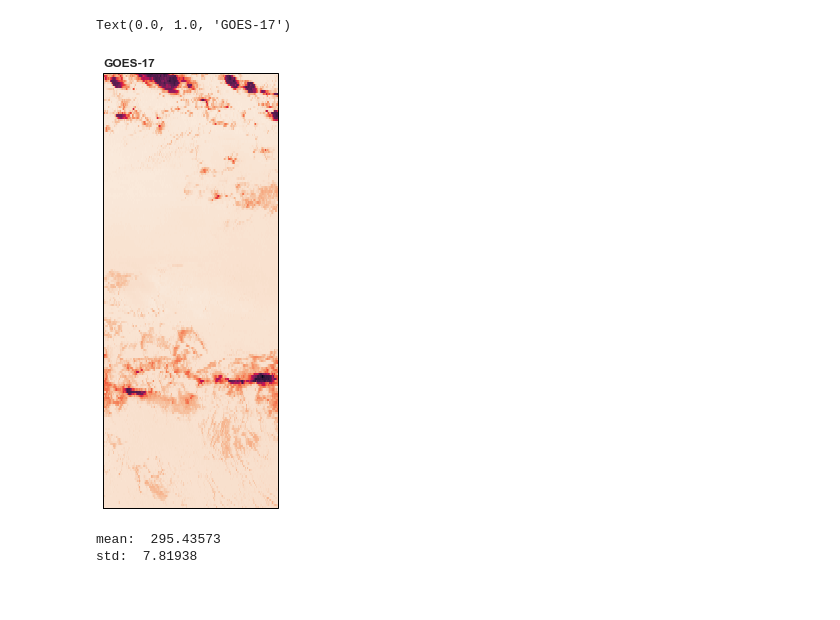
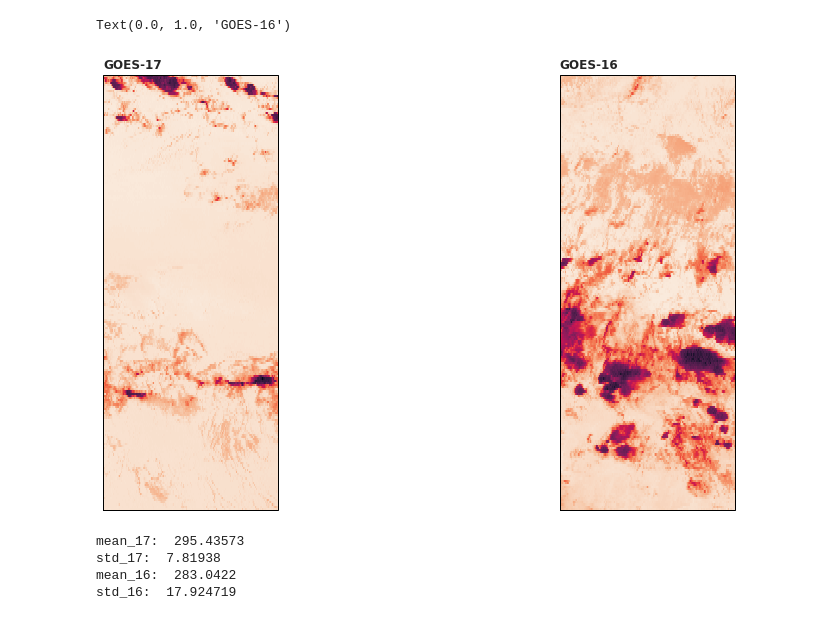
Before and after one commit to adomakor412/GOEScode, a Jupyter notebook: GOES17_example_mercator.ipynb, the cells around one changed output. Saved outputs shown, nothing was run; the diff lists cells and outputs as text; code cells hidden in the pictures.

```diff
--- a/GOES17_example_mercator.ipynb
+++ b/GOES17_example_mercator.ipynb
@@ -25,3 +25,6 @@ g17_band7 = G17['CMI']
+# %%
+g16_band7 = G16['CMI']
+g17_band7 = G17['CMI']
 # %%
 fig_1, ax1 = plt.subplots(1,1, figsize=(10,10))
 ax1.imshow(g17_band7)
@@ -31,3 +37,4 @@ ax1.imshow(g17_band7)
 # %%
+dat16 = G16.metpy.parse_cf('CMI')
 dat17 = G17.metpy.parse_cf('CMI')
 # %%
@@ -128,8 +181,9 @@ ax_3.plot(roi_x, roi_y,'b-')
 # %%
 g17_band7_ma = np.ma.masked_array(g17_band7)
+g16_band7_ma = np.ma.masked_array(g16_band7)
 # %%
 goes17_params = geos17.proj4_params
-goes17_area = geometry.AreaDefinition('GOES-17', 'CONUS',
+goes17_area = geometry.AreaDefinition('GOES-17', 'Full Disk',
                                 'GOES-17', goes17_params,
                              g17_band7.shape[1], g17_band7.shape[0],
                               pyresample_extent_goes17)
@@ -144,27 +198,60 @@ geos17_con_nn = image.ImageContainerNearest(g17_band7_ma,
 # Here we are using pyresample for the remapping
 area_mc_con_nn = geos17_con_nn.resample(area_mc_def)
 image_mc_17 = area_mc_con_nn.image_data
+
+#------
+goes16_params = geos16.proj4_params
+goes16_area = geometry.AreaDefinition('GOES-16', 'Full Disk',
+                                'GOES-16', goes17_params,
+                             g16_band7.shape[1], g16_band7.shape[0],
+                              pyresample_extent_goes16)
+area_mc_def = geometry.AreaDefinition('areaTest', 'Equator-ROW', 'areaTest',
+                                  mc.proj4_params,
+                                    500, 200,
+                                   roi_extent_mc_pyresample)
+geos16_con_nn = image.ImageContainerNearest(g16_band7_ma,
+                                            goes16_area,
+                                            radius_of_influence=50000)
+
+# Here we are using pyresample for the remapping
+area_mc_con_nn = geos16_con_nn.resample(area_mc_def)
+image_mc_16 = area_mc_con_nn.image_data
 # %%
 fig_4 = plt.figure(figsize=(15, 8))
 
-ax_4 = fig_4.add_subplot(1, 1, 1, projection=mc)
+ax_5 = fig_4.add_subplot(1, 2, 1, projection=mc)
 
-ax_4.set_extent(roi_extent_mc_cartopy, crs=mc)
+ax_5.set_extent(roi_extent_mc_cartopy, crs=mc)
 
+ax_6 = fig_4.add_subplot(1, 2, 2, projection=mc)
+
+ax_6.set_extent(roi_extent_mc_cartopy, crs=mc)
 
 # GOES17
-ax_4.imshow(image_mc_17, origin='upper',
+ax_5.imshow(image_mc_17, origin='upper',
            extent=roi_extent_mc_cartopy,
            transform=mc,
            interpolation='none')
-ax_4.set_title('GOES-17', loc='left', fontweight='bold')
+ax_5.set_title('GOES-17', loc='left', fontweight='bold')
+
+# GOES16
+ax_6.imshow(image_mc_16, origin='upper',
+           extent=roi_extent_mc_cartopy,
+           transform=mc,
+           interpolation='none')
+ax_6.set_title('GOES-16', loc='left', fontweight='bold')
 # %% [output]
-Text(0.0, 1.0, 'GOES-17')
+Text(0.0, 1.0, 'GOES-16')
-[figure, old version]
+[figure, new version]
 # %%
-print('mean: ',image_mc_17.mean())
-print('std: ',image_mc_17.std())
+print('mean_17: ',image_mc_17.mean())
+print('std_17: ',image_mc_17.std())
+
+print('mean_16: ',image_mc_16.mean())
+print('std_16: ',image_mc_16.std())
 # %% [output]
-mean:  295.43573
-std:  7.81938
+mean_17:  295.43573
+std_17:  7.81938
+mean_16:  283.0422
+std_16:  17.924719
 # %%
```
Also changed, not shown: parts of 14 cells of this notebook.
